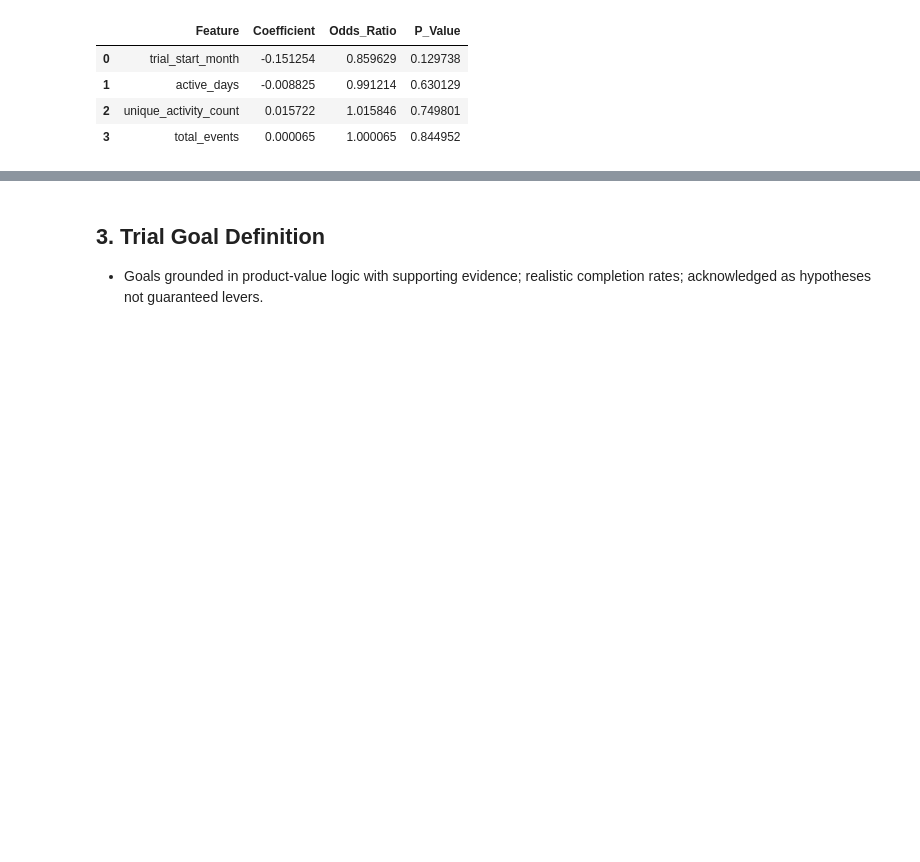
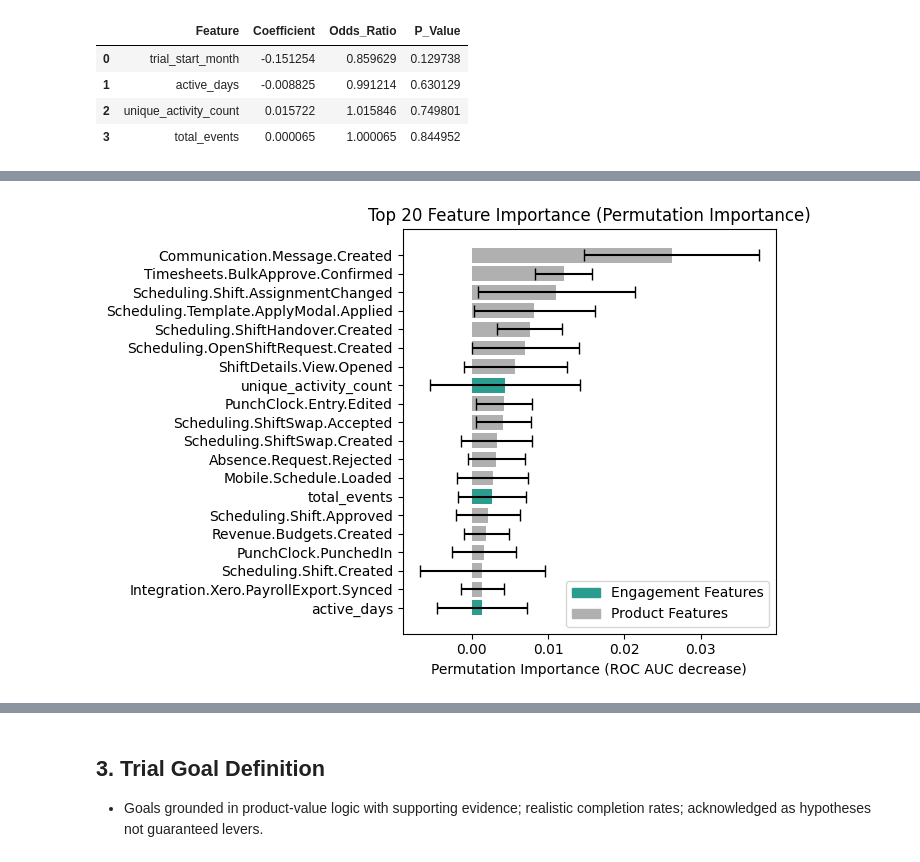
Before and after one commit to jacobdbt2100/trial_activation_analysis, a Jupyter notebook: notebooks/02_conversion_driver_analysis.ipynb, the cells around one changed output, grey strips where cells are left out. Drawn from its saved outputs; the diff is of its cells as text; code cells hidden in the pictures; blank space fills up the shorter version.

```diff
--- a/notebooks/02_conversion_driver_analysis.ipynb
+++ b/notebooks/02_conversion_driver_analysis.ipynb
@@ -313,0 +500,94 @@ Optimization terminated successfully.
+# %%
+from sklearn.inspection import permutation_importance
+import matplotlib.pyplot as plt
+import pandas as pd
+import numpy as np
+import matplotlib.patches as mpatches
+
+# Engagement features
+engagement_features = [
+    'total_events',
+    'unique_activity_count',
+    'active_days'
+]
+
+# IMPORTANT — Refit model
+model.fit(X_scaled, y)
+
+# Compute permutation importance
+perm_importance = permutation_importance(
+    model,
+    X_scaled,
+    y,
+    n_repeats=20,
+    random_state=42,
+    scoring='roc_auc',
+    n_jobs=-1
+)
+
+# Create results dataframe
+perm_df = pd.DataFrame({
+    'Feature': X.columns,
+    'Importance_Mean': perm_importance.importances_mean,
+    'Importance_STD': perm_importance.importances_std
+})
+
+# ----------------------------
+# DROP trial_start_month HERE
+# ----------------------------
+perm_df = perm_df[perm_df['Feature'] != 'trial_start_month']
+
+# Sort
+perm_df = perm_df.sort_values(
+    by='Importance_Mean',
+    ascending=False
+)
+
+# Top 20
+top_n = 20
+
+perm_top = perm_df.head(top_n).copy()
+
+# Assign colours
+perm_top['Color'] = perm_top['Feature'].apply(
+    lambda x: '#2A9D8F'
+    if x in engagement_features
+    else '#B0B0B0'
+)
+
+# Reverse for horizontal plot
+perm_top = perm_top.iloc[::-1]
+
+# Plot
+plt.figure(figsize=(7,5))
+
+plt.barh(
+    perm_top['Feature'],
+    perm_top['Importance_Mean'],
+    xerr=perm_top['Importance_STD'],
+    color=perm_top['Color'],
+    capsize=4
+)
+
+# Labels
+plt.xlabel('Permutation Importance (ROC AUC decrease)')
+plt.title('Top 20 Feature Importance (Permutation Importance)')
+
+# Legend
+eng_patch = mpatches.Patch(
+    color='#2A9D8F',
+    label='Engagement Features'
+)
+
+prod_patch = mpatches.Patch(
+    color='#B0B0B0',
+    label='Product Features'
+)
+
+plt.legend(handles=[eng_patch, prod_patch])
+
+plt.tight_layout()
+
+plt.show()
+# %% [output]
+[figure, added]
```
Also changed, not shown: parts of 10 cells of this notebook, 4 other files.
